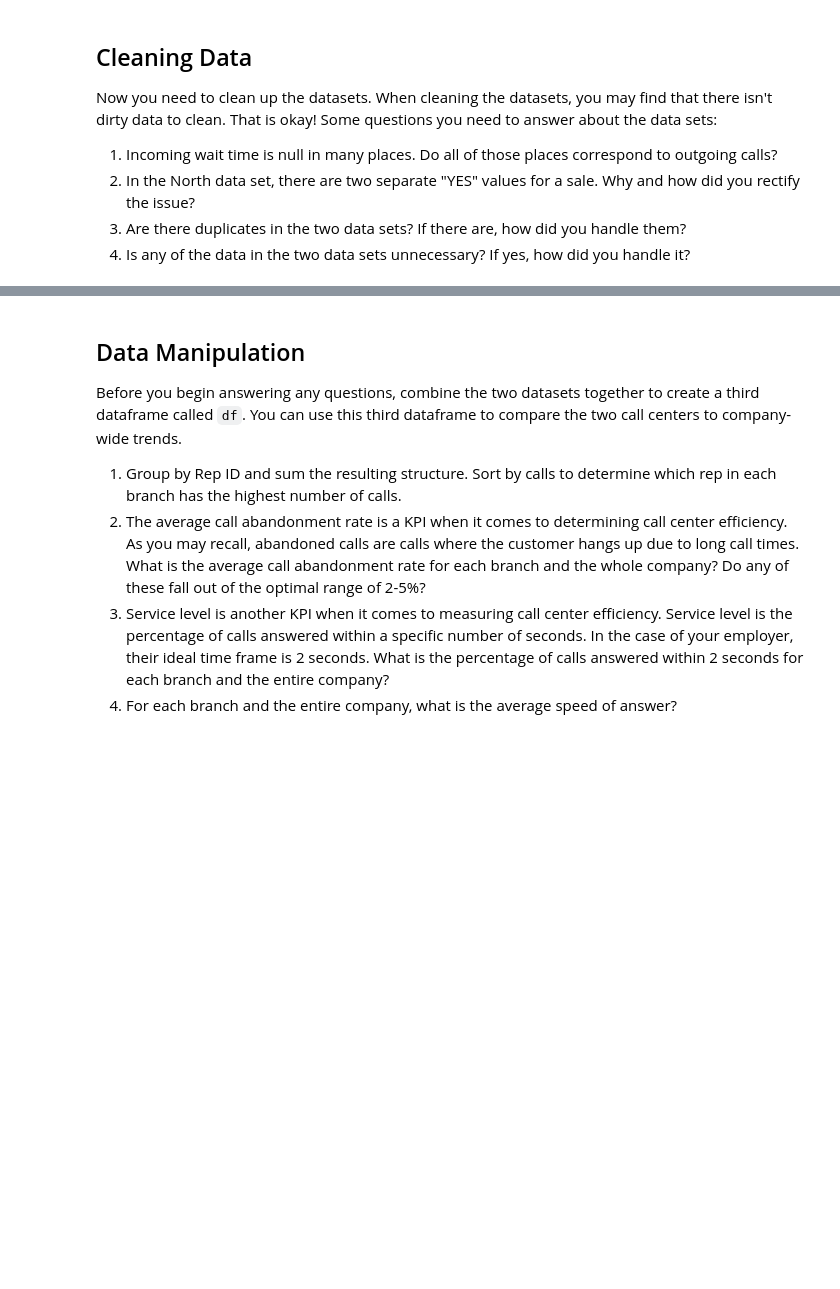
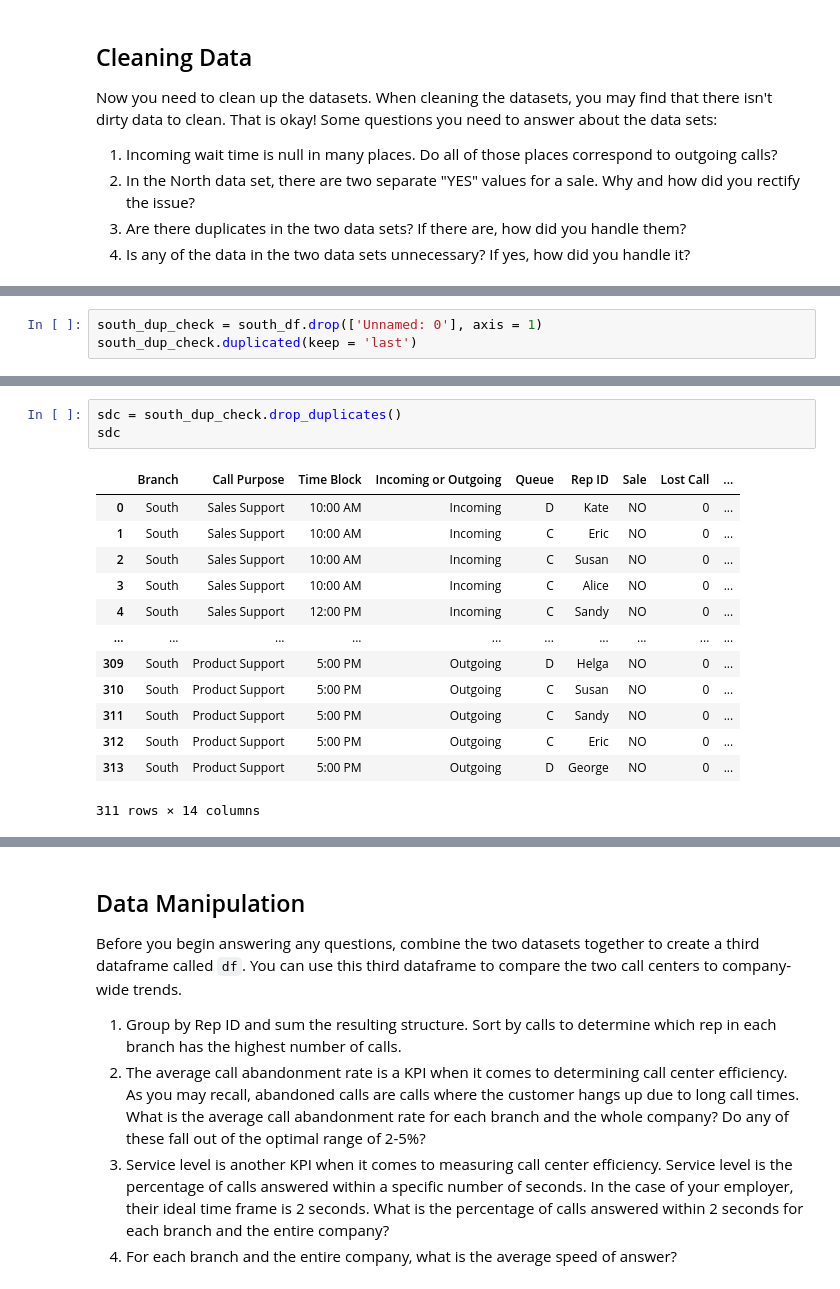
Before and after one commit to 4CEBWTHU/call-center-cleanup-assignment, a Jupyter notebook: Call Center Cleanup.ipynb, the cells around one changed output, grey strips where cells are left out. Saved outputs shown, nothing was run; the diff lists cells and outputs as text; blank space fills up the shorter version.

```diff
--- a/Call Center Cleanup.ipynb
+++ b/Call Center Cleanup.ipynb
@@ -312,0 +382,3 @@ north_df.loc[north_df['Sale'].isin(['YES YES'])]
+# %%
+south_dup_check = south_df.drop(['Unnamed: 0'], axis = 1)
+south_dup_check.duplicated(keep = 'last')
@@ -312,0 +398,17 @@ north_df.loc[north_df['Sale'].isin(['YES YES'])]
+# %%
+sdc = south_dup_check.drop_duplicates()
+sdc
+# %% [output]
+|  | Branch | Call Purpose | Time Block | Incoming or Outgoing | Queue | Rep ID | Sale | Lost Call | ... |
+| 0 | South | Sales Support | 10:00 AM | Incoming | D | Kate | NO | 0 | ... |
+| 1 | South | Sales Support | 10:00 AM | Incoming | C | Eric | NO | 0 | ... |
+| 2 | South | Sales Support | 10:00 AM | Incoming | C | Susan | NO | 0 | ... |
+| 3 | South | Sales Support | 10:00 AM | Incoming | C | Alice | NO | 0 | ... |
+| 4 | South | Sales Support | 12:00 PM | Incoming | C | Sandy | NO | 0 | ... |
+| ... | ... | ... | ... | ... | ... | ... | ... | ... | ... |
+| 309 | South | Product Support | 5:00 PM | Outgoing | D | Helga | NO | 0 | ... |
+| 310 | South | Product Support | 5:00 PM | Outgoing | C | Susan | NO | 0 | ... |
+| 311 | South | Product Support | 5:00 PM | Outgoing | C | Sandy | NO | 0 | ... |
+| 312 | South | Product Support | 5:00 PM | Outgoing | C | Eric | NO | 0 | ... |
+| 313 | South | Product Support | 5:00 PM | Outgoing | D | George | NO | 0 | ... |
+311 rows × 14 columns
```
Also changed, not shown: parts of 12 cells of this notebook.
